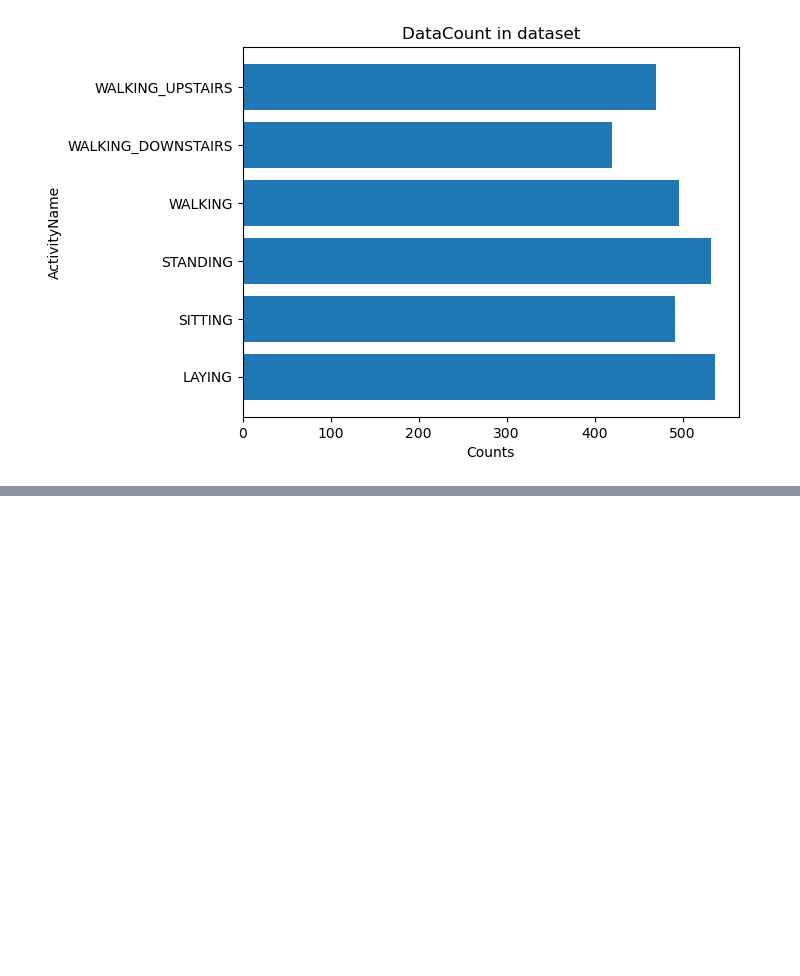
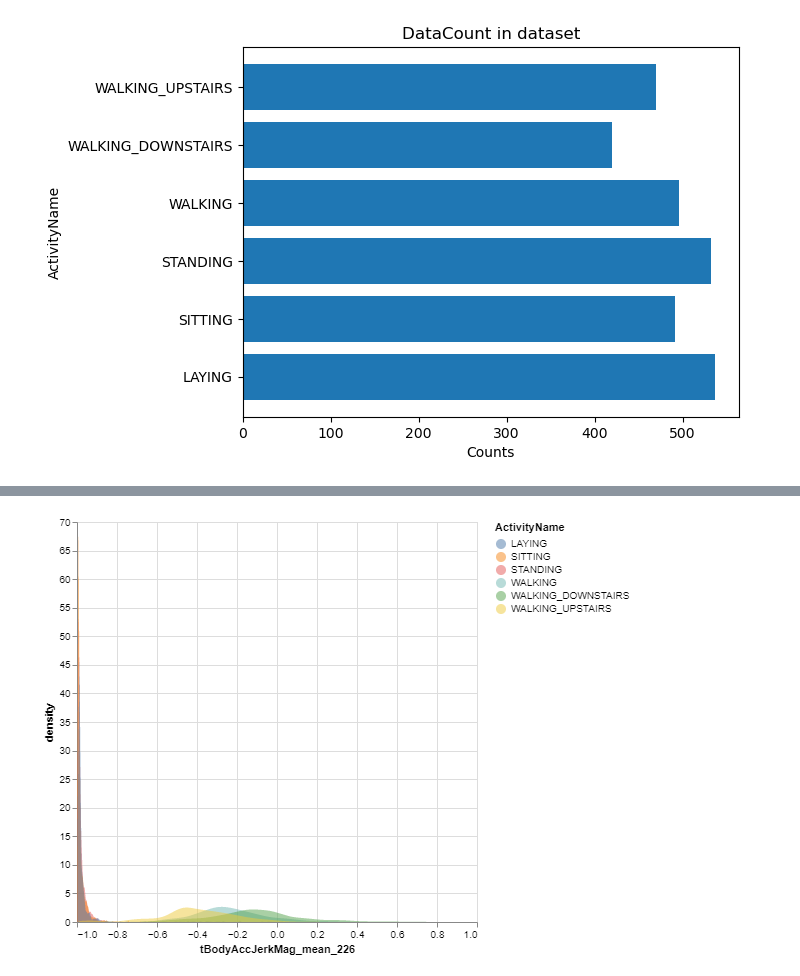
Before and after one commit to ranjitprakash1986/human_activity_recognition, a Jupyter notebook: src/code.ipynb, the cells around one changed output, grey strips where cells are left out. Cells and saved outputs as stored; diff of their text form; code cells hidden in the pictures; blank space fills up the shorter version.

```diff
--- a/src/code.ipynb
+++ b/src/code.ipynb
@@ -173,0 +237,4 @@ data_count_plot(test, "ActivityName")
+# %%
+density_dist(train,'tBodyAccJerkMag_mean_226', 0.5)
+# %% [output]
+[figure, added]
```
Also changed, not shown: parts of 37 cells of this notebook.
